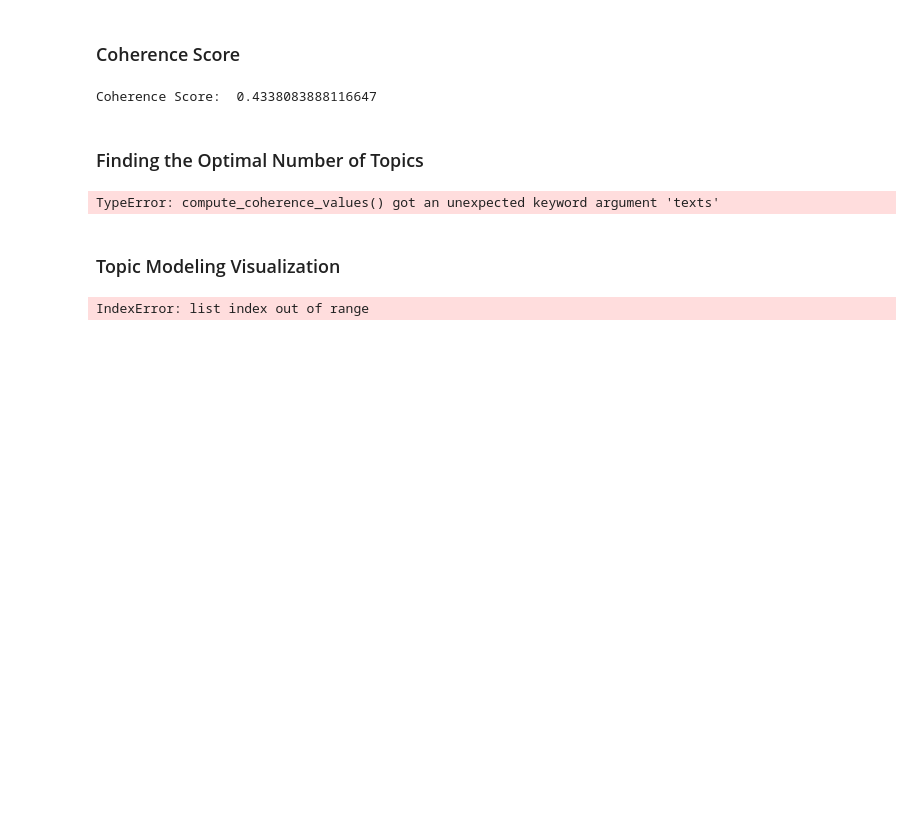
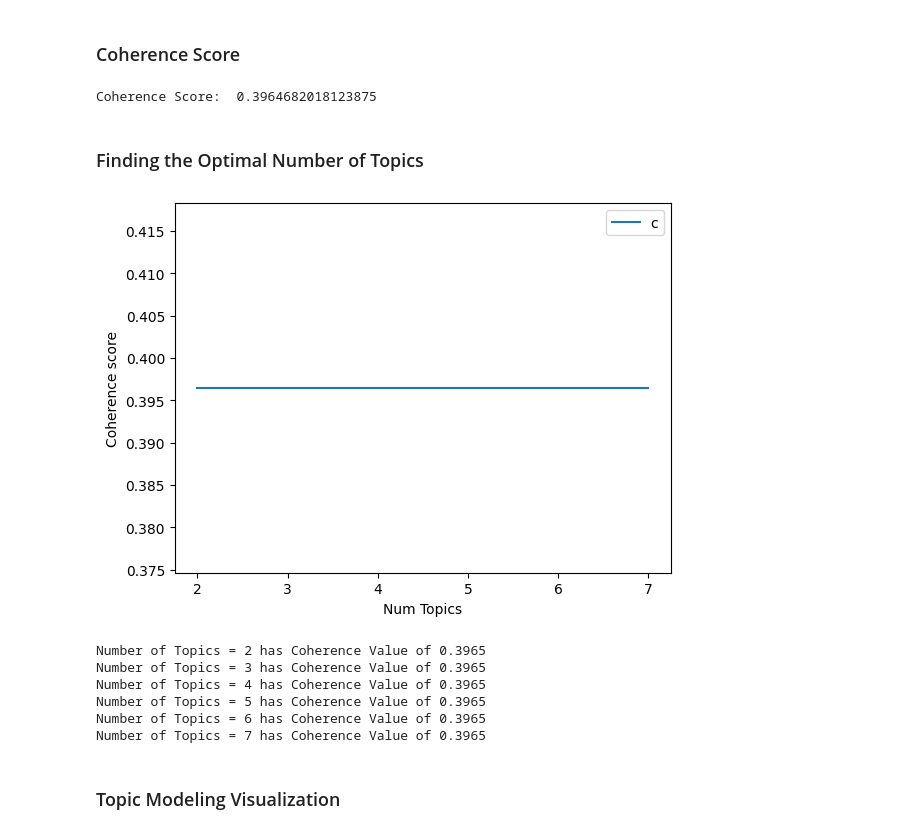
Before and after one commit to julscast/Thesis_2, a Jupyter notebook: Thesis_PostElection.ipynb, the cells around one changed output. Drawn from its saved outputs; the diff is of its cells as text; code cells hidden in the pictures; blank space fills up the shorter version.

```diff
--- a/Thesis_PostElection.ipynb
+++ b/Thesis_PostElection.ipynb
@@ -532,0 +514,7 @@ from gensim.models import CoherenceModel
+# %%
+# Build the LDA model
+num_topics = 4
+lda_model = gensim.models.ldamodel.LdaModel(corpus=corpus, id2word=id2word, num_topics=num_topics, passes=15,
+                                            random_state=42,chunksize=50,per_word_topics=True)
+for topic_id, topic_words in lda_model.print_topics():
+    print(f"Topic {topic_id}: {topic_words}")
@@ -538,35 +540,46 @@ coherence_model_lda = CoherenceModel(model=lda_model, texts=tokenized_documents,
 coherence_lda = coherence_model_lda.get_coherence()
 print('\nCoherence Score: ', coherence_lda)
 # %% [output]
-Coherence Score:  0.4338083888116647
+Coherence Score:  0.3964682018123875
 # %% [markdown]
 ### Finding the Optimal Number of Topics
 # %%
-def compute_coherence_values(dictionary, corpus, text, limit, start=2, step=1):
+def compute_coherence_values(dictionary, corpus, texts, limit, start=2, step=1):
     coherence_values = []
     model_list = []
     for num_topics in range(start, limit, step):
-        model = gensim.models.ldamodel.LdaModel(corpus=corpus, num_topics=num_topics, random_state=100,
-                                                chunksize=200, passes=15,
-                                                per_word_topics=True, id2word=id2word)
+        # model = gensim.models.ldamodel.LdaModel(corpus=corpus, num_topics=num_topics, random_state=100,
+        #                                         chunksize=200, passes=15,
+        #                                         per_word_topics=True, id2word=id2word)
+        model = gensim.models.ldamodel.LdaModel(corpus=corpus, id2word=id2word, num_topics=num_topics, passes=15,
+                                            random_state=42,chunksize=50,per_word_topics=True)
         model_list.append(model)
         coherencemodel = CoherenceModel(model=lda_model, texts=tokenized_documents, dictionary=id2word, coherence='c_v')
-        coherence_values.append(coherencemodel.getcoherence())
+        coherence_values.append(coherencemodel.get_coherence())
     return model_list, coherence_values
 # %%
 model_list, coherence_values = compute_coherence_values(dictionary=id2word, corpus=corpus, texts=texts, start=2, limit=8, step=1)
-# %% [output]
-TypeError: compute_coherence_values() got an unexpected keyword argument 'texts'
+# %%
+limit=8
+start=2
+step=1
+x = range(start, limit, step)
+plt.plot(x, coherence_values)
+plt.xlabel("Num Topics")
+plt.ylabel("Coherence score")
+plt.legend(("coherence_values"),loc='best')
+plt.show()
+# %% [output]
+[figure, added]
+# %%
+for m, cv in zip(x, coherence_values):
+    print("Number of Topics =", m, "has Coherence Value of", round(cv,4))
+# %% [output]
+Number of Topics = 2 has Coherence Value of 0.3965
+Number of Topics = 3 has Coherence Value of 0.3965
+Number of Topics = 4 has Coherence Value of 0.3965
+Number of Topics = 5 has Coherence Value of 0.3965
+Number of Topics = 6 has Coherence Value of 0.3965
+Number of Topics = 7 has Coherence Value of 0.3965
 # %% [markdown]
 ### Topic Modeling Visualization
-# %%
-for topic_id, topic in lda_model.print_topics():
-    topic_words = " ".join([word.split("*")[1].strip() for word in topic[1].split(" + ")])
-    wordcloud = WordCloud(width=800, height=800, random_state=21, max_font_size=110).generate(topic_words)
-    plt.figure()
-    plt.imshow(wordcloud, interpolation="bilinear")
-    plt.axis("off")
-    plt.title("Topic: {}".format(topic_id))
-    plt.show()
-# %% [output]
-IndexError: list index out of range
```
Also changed, not shown: parts of 10 cells of this notebook.
